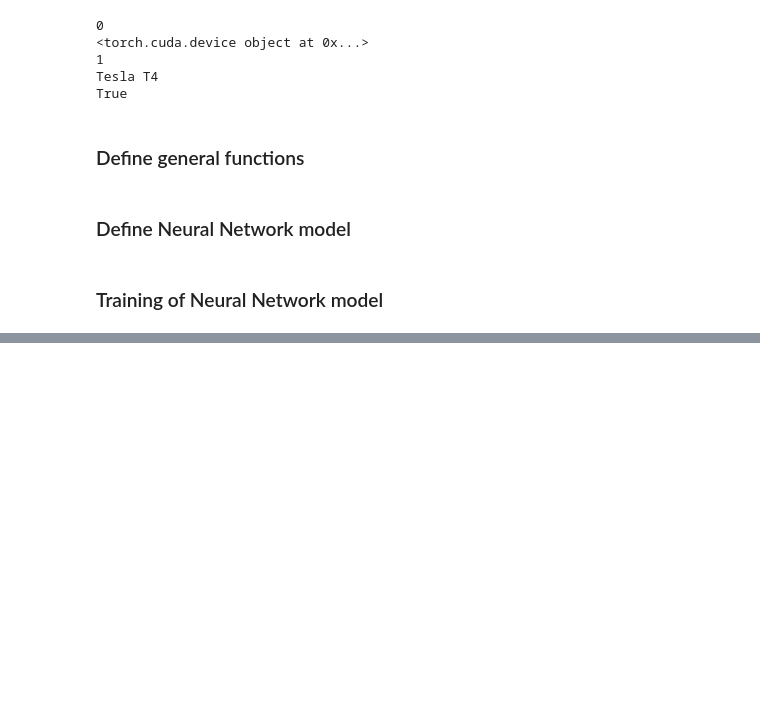
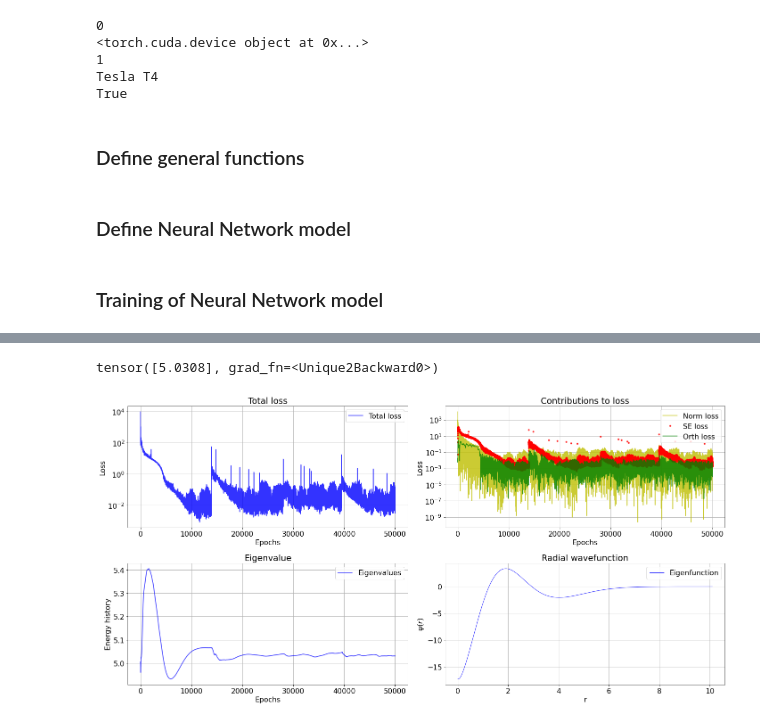
Before and after one commit to anmgomezmo/Degree_project, a Jupyter notebook: Complex ANN to Quantum Mechanics/Quarks_states_l0.ipynb, the cells around one changed output, grey strips where cells are left out. Drawn from its saved outputs; the diff is of its cells as text; code cells hidden in the pictures; blank space fills up the shorter version.

```diff
--- a/Complex ANN to Quantum Mechanics/Quarks_states_l0.ipynb
+++ b/Complex ANN to Quantum Mechanics/Quarks_states_l0.ipynb
@@ -416,2 +459,53 @@ plt.show()
+# %%
+# Test the predicted solution
+nTest = n_train
+tTest = torch.linspace(t0-0.1,tf+0.1,nTest).reshape(-1,1)
+tTest.requires_grad = True
+t_net = tTest.detach().numpy()
+psi,E = parametric_solution(tTest, model_s.to('cpu'), t0, xBC1, tf)
+psi_net = psi.data.numpy()
+print(E.unique())
+
+# Loss funtion
+plt.subplots(2,2,figsize=(20,10))
+plt.subplot(221)
+plt.title('Total loss')
+plt.plot(loss_history_s[0], '-b', label='Total loss', alpha=0.8)
+plt.yscale('log')
+plt.xlabel('Epochs')
+plt.ylabel('Loss')
+plt.grid()
+plt.legend()
+plt.subplot(222)
+plt.title('Contributions to loss')
+plt.plot(loss_history_s[1], '-y', label='Norm loss', alpha=0.8)
+plt.plot(loss_history_s[2], '.r', label='SE loss', alpha=0.8)
+plt.plot(loss_history_s[5], '-g', label='Orth loss', alpha=0.8)
+plt.yscale('log')
+plt.xlabel('Epochs')
+plt.ylabel('Loss')
+plt.grid()
+plt.legend()
+
+plt.subplot(223)
+plt.title('Eigenvalue')
+plt.plot(loss_history_s[3], '-b', alpha=0.8, label='Eigenvalues')
+plt.xlabel('Epochs')
+plt.ylabel('Energy history')
+plt.grid()
+plt.legend()
+plt.subplot(224)
+plt.title('Radial wavefunction')
+plt.plot(t_net, psi_net, '-b', linewidth=1, alpha=0.8, label='Eigenfunction')
+plt.xlabel('r')
+plt.ylabel('$\psi(r)$')
+plt.grid()
+plt.legend()
+
+plt.tight_layout()
+plt.show()
+# %% [output]
+tensor([5.0308], grad_fn=<Unique2Backward0>)
+[figure, added]
 # %%
 # Test the predicted solution
```
Also changed, not shown: parts of 23 cells of this notebook, 1 other file.
